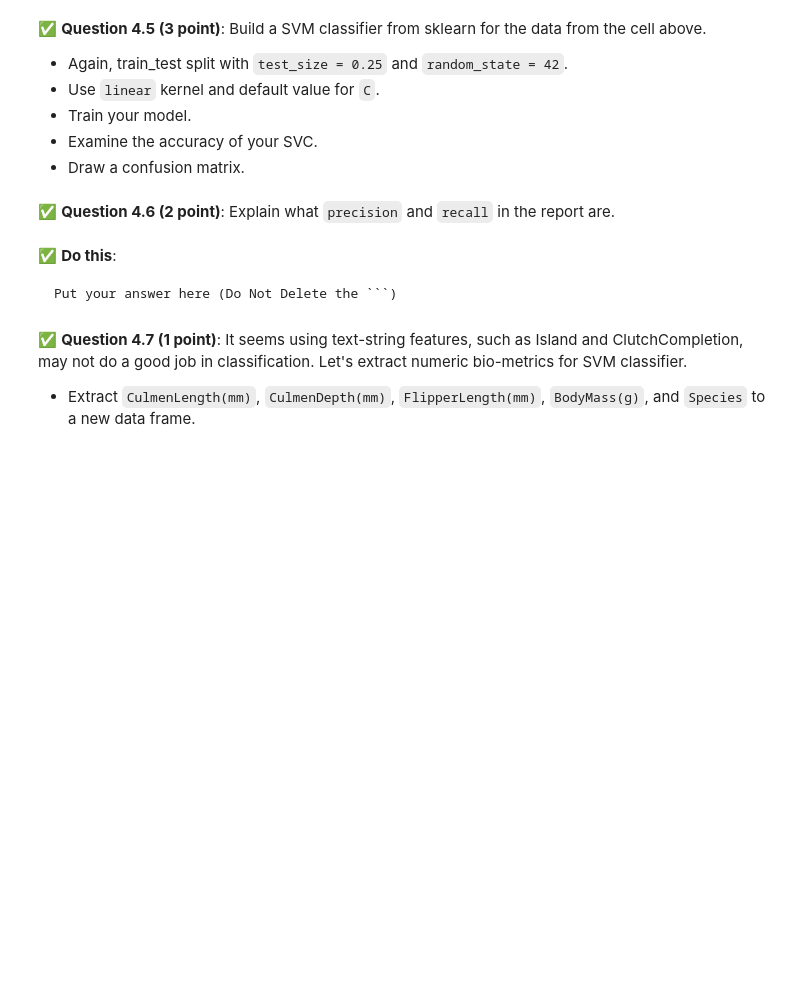
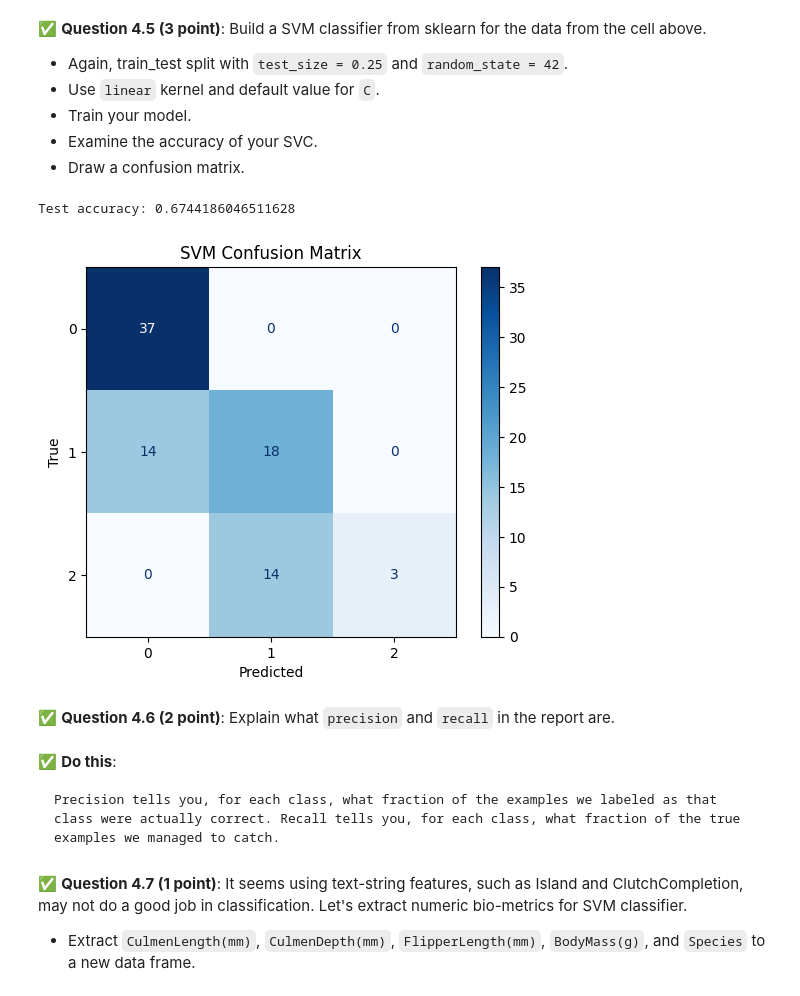
Before and after one commit to yashikaadesai/CMSE202-S25-turnin, a Jupyter notebook: final/CMSE202-Final-Section003-STUDENT.ipynb, the cells around one changed output. Drawn from its saved outputs; the diff is of its cells as text; code cells hidden in the pictures; blank space fills up the shorter version.

````diff
--- a/final/CMSE202-Final-Section003-STUDENT.ipynb
+++ b/final/CMSE202-Final-Section003-STUDENT.ipynb
@@ -340,3 +381,11 @@
 &#9989; **Question 4.4 (1 point)**: There are text-string features and numeric features. Now let's extract the text-string features for classification: create a new data frame that contains only `Island`, `Clutch completion`, `Sex`, and `Species`. For calculations, convert non-numeric features to integer numerics.
 # %%
 ### Put your code here
+# 1. Extract only the string columns
+df_cat = df[['Island', 'ClutchCompletion', 'Sex', 'Species']].copy()
+
+#Converting non-numerics to integers
+for col in df_cat.columns:
+    df_cat[col] = pd.factorize(df_cat[col])[0]
+
+df_cat.head()
@@ -350,12 +406,46 @@
 * Draw a confusion matrix.
 # %%
 ### Put your code here
+from sklearn.model_selection import train_test_split
+from sklearn.svm import SVC
+from sklearn.metrics import accuracy_score, confusion_matrix, ConfusionMatrixDisplay
+import matplotlib.pyplot as plt
+
+X = df_cat[['Island', 'ClutchCompletion', 'Sex']]
+y = df_cat['Species']
+
+#Split into train/test
+X_train, X_test, y_train, y_test = train_test_split(
+    X, y, test_size=0.25, random_state=42)
+
+# Building and training the SVM
+svc = SVC(kernel='linear')
+svc.fit(X_train, y_train)
+
+#Predicting and computing accuracy
+y_pred = svc.predict(X_test)
+print("Test accuracy:", accuracy_score(y_test, y_pred))
+
+# Drawing confusion matrix
+cm = confusion_matrix(y_test, y_pred)
+disp = ConfusionMatrixDisplay(confusion_matrix=cm, display_labels=svc.classes_)
+disp.plot(cmap='Blues')
+plt.title("SVM Confusion Matrix")
+plt.xlabel("Predicted")
+plt.ylabel("True")
+plt.show()
+
+
+#used chat gpt for training and computing
+# %% [output]
+Test accuracy: 0.6744186046511628
+[figure, added]
 # %% [markdown]
 &#9989; **Question 4.6 (2 point)**:  Explain what `precision` and `recall` in the report are.
 # %% [markdown]
 &#9989; **Do this**:
 ```
-Put your answer here (Do Not Delete the ```)
+Precision tells you, for each class, what fraction of the examples we labeled as that class were actually correct. Recall tells you, for each class, what fraction of the true examples we managed to catch.
 ```
 # %% [markdown]
 &#9989; **Question 4.7 (1 point)**:
````
Also changed, not shown: parts of 8 cells of this notebook, 1 other file.
